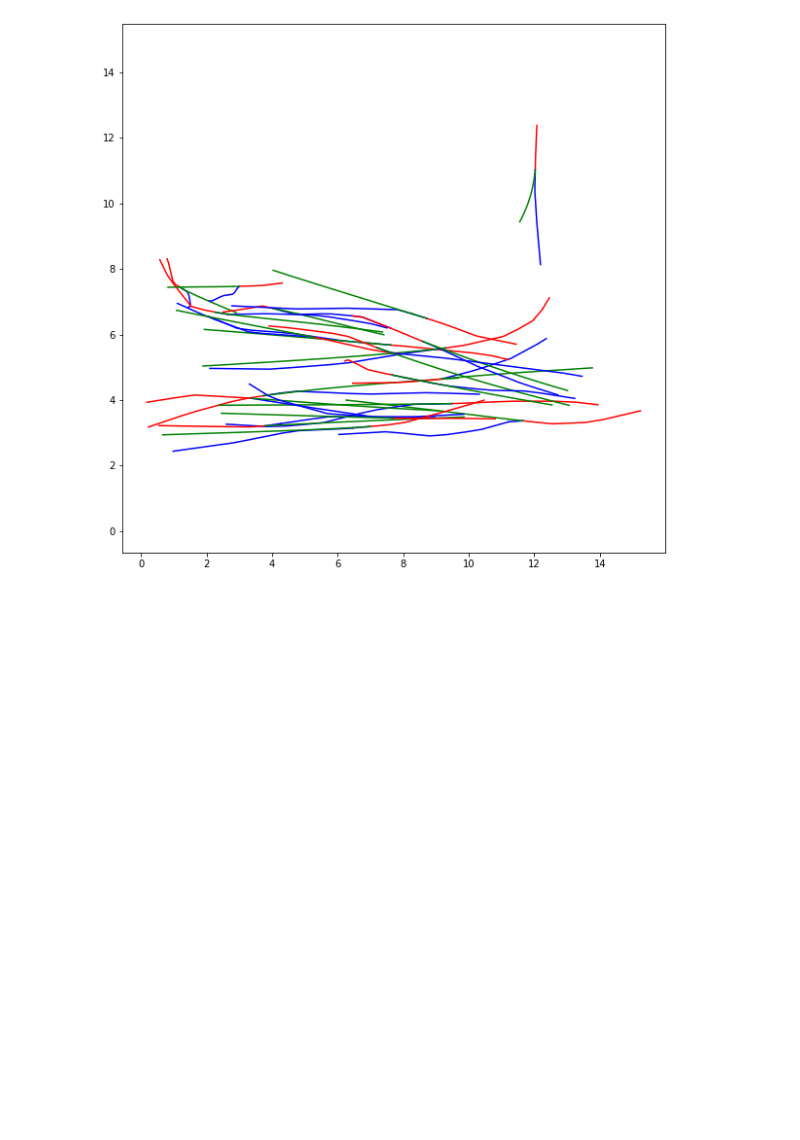
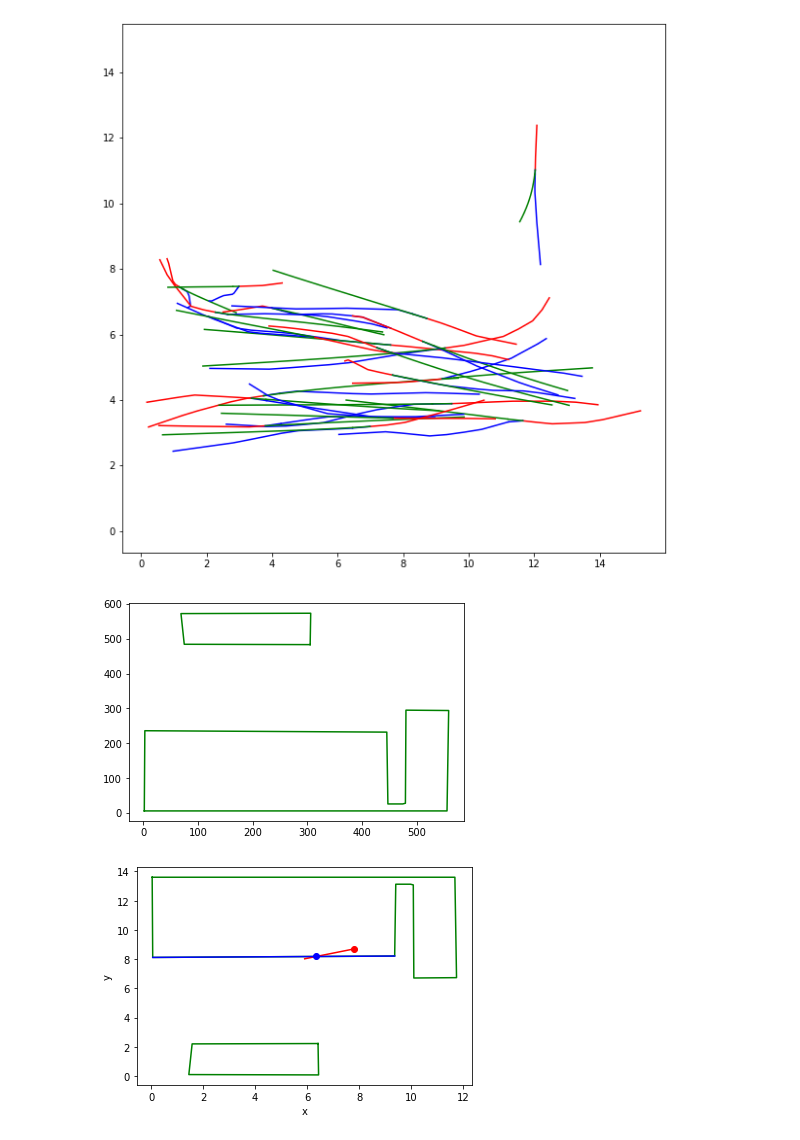
Before and after one commit to cimat-ris/OF-PathPred, a Jupyter notebook: evaluation_opticalflow/train_and_evaluate.ipynb, the cells around one changed output. Drawn from its saved outputs; the diff is of its cells as text; code cells hidden in the pictures; blank space fills up the shorter version.

Commit message:
Added obstacles.py to define obstacles polygons and handle ray casuing

```diff
--- a/evaluation_opticalflow/train_and_evaluate.ipynb
+++ b/evaluation_opticalflow/train_and_evaluate.ipynb
@@ -442,3 +458,42 @@ for (g,o,p) in zip(gt,obs,pred):
 # %% [output]
 [18, 170, 132, 389, 344, 242, 354, 128, 182, 241, 314, 331, 293, 26, 407, 136, 360, 375, 444, 337]
 [figure]
+# %%
+from obstacles import image_to_world_xy,raycast,generate_obstacle_polygons,load_image_obstacle_polygons, load_world_obstacle_polygons
+import matplotlib.pyplot as plt
+
+dataset_paths = "/home/jbhayet/opt/repositories/devel/OF-PathPred/data1/"
+dataset_name = 'ucy-zara02/'
+
+generate_obstacle_polygons(dataset_paths,dataset_name)
+obstacles       = load_image_obstacle_polygons(dataset_paths,dataset_name)
+obstacles_world = load_world_obstacle_polygons(dataset_paths,dataset_name)
+# Draw the obstacles in the image frame
+for obs in obstacles:
+    pintar=plt.plot(obs[:,0],obs[:,1],"g-")
+plt.show()
+
+# Draw obstacles
+for obst in obstacles_world:
+    plt.plot(obst[:,0],obst[:,1],"g-")
+
+xpos = np.random.normal(5.0,3.0)
+ypos = np.random.normal(5.0,3.0)
+tpos = np.random.uniform(0.0,6.0)
+c = np.cos(tpos)
+s = np.sin(tpos)
+plt.plot(xpos,ypos,"ro")
+plt.plot([xpos,xpos+2.0*c],[ypos,ypos+2.0*s],"r-")
+plt.xlabel("x")
+plt.ylabel("y")
+
+# Test for ray casting: first check if some polygons do intersect the ray.
+# If so, plot in red
+omin,imin,dmin,inters = raycast([xpos,ypos,tpos],obstacles_world)
+if imin>=0:
+    plt.plot(obstacles_world[omin][imin:imin+2,0],obstacles_world[omin][imin:imin+2,1],"b-")
+    plt.plot(inters[0],inters[1],"bo")
+plt.show()
+# %% [output]
+[figure, added]
+[figure, added]
```
Also changed, not shown: parts of 8 cells of this notebook, 1 other file.
